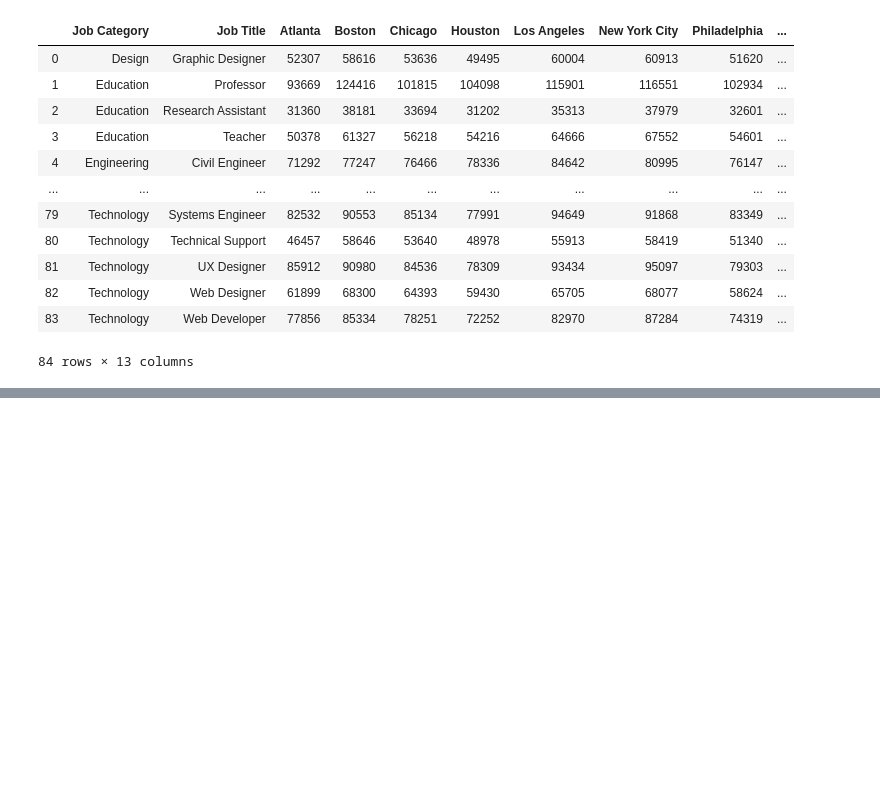
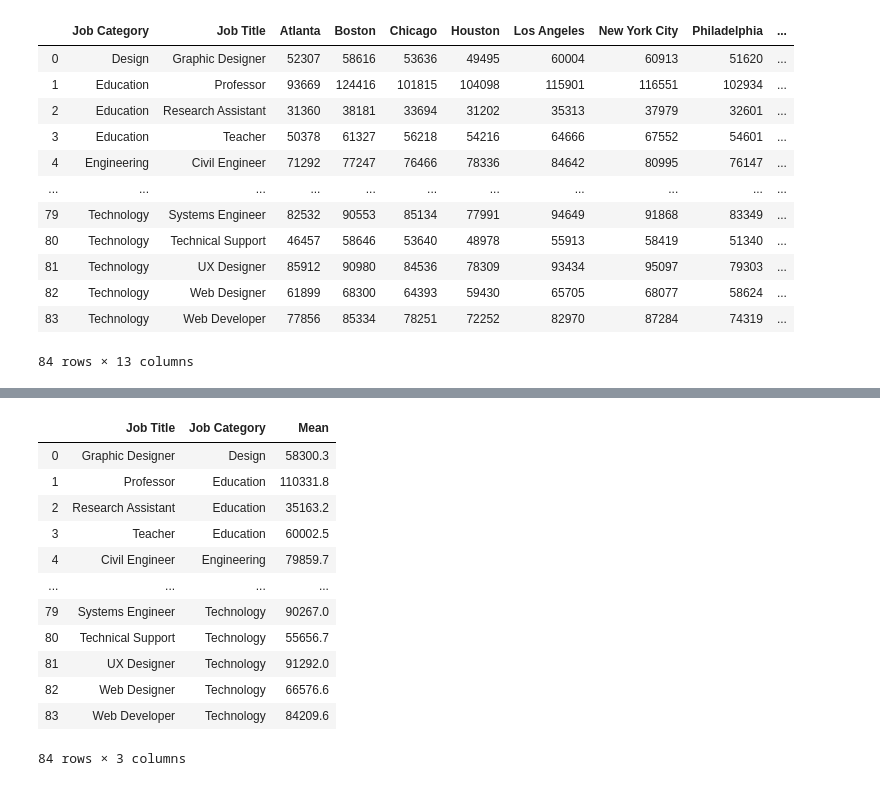
Before and after one commit to exrishu/iPython-exercises, a Jupyter notebook: GlassDoor/Glasdoor_data.ipynb, the cells around one changed output, grey strips where cells are left out. Drawn from its saved outputs; the diff is of its cells as text; code cells hidden in the pictures; blank space fills up the shorter version.

Commit message:
Average salary for the Job Title in each Category

```diff
--- a/GlassDoor/Glasdoor_data.ipynb
+++ b/GlassDoor/Glasdoor_data.ipynb
@@ -214,3 +214,24 @@ fig.update_layout(
 fig.show()
 # %% [output]
 [interactive output not drawn]
+# %%
+colmean = ['Job Category','Job Title','Atlanta' , 'Boston' , 'Chicago' , 'Houston' , 'Los Angeles' , 'New York City' , 'Philadelphia' , 'San Francisco' , 'Seattle','Washington DC']
+df_mean = df[colmean]
+df_mean['Mean']= df_mean.mean(axis =1)
+coltech= ['Job Title','Job Category','Mean']
+df_mean = df_mean[coltech]
+df_mean
+# %% [output]
+|  | Job Title | Job Category | Mean |
+| 0 | Graphic Designer | Design | 58300.3 |
+| 1 | Professor | Education | 110331.8 |
+| 2 | Research Assistant | Education | 35163.2 |
+| 3 | Teacher | Education | 60002.5 |
+| 4 | Civil Engineer | Engineering | 79859.7 |
+| ... | ... | ... | ... |
+| 79 | Systems Engineer | Technology | 90267.0 |
+| 80 | Technical Support | Technology | 55656.7 |
+| 81 | UX Designer | Technology | 91292.0 |
+| 82 | Web Designer | Technology | 66576.6 |
+| 83 | Web Developer | Technology | 84209.6 |
+84 rows × 3 columns
```
Also changed, not shown: parts of 1 cell of this notebook.
